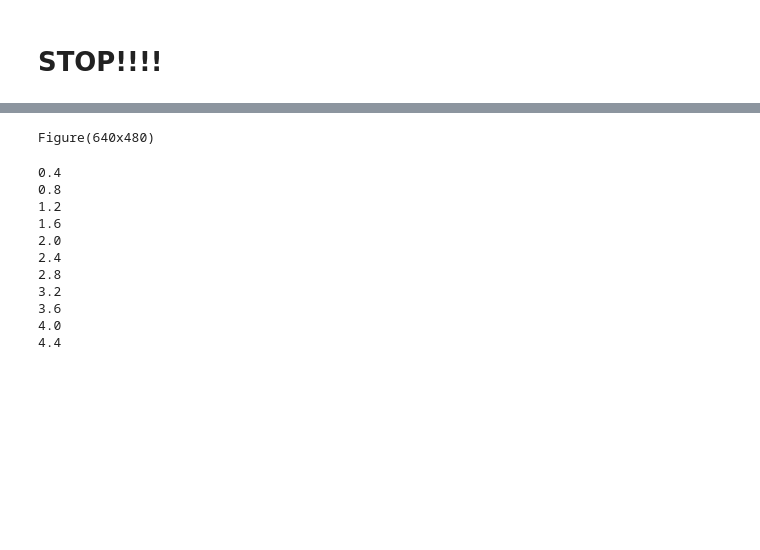
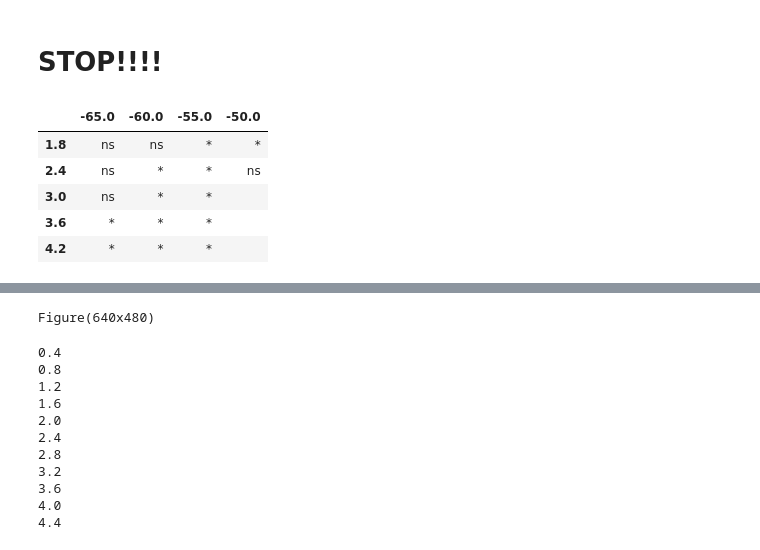
Before and after one commit to mfinemorris/NMProject, a Jupyter notebook: IPYNB/HeatMaps.ipynb, the cells around one changed output, grey strips where cells are left out. Drawn from its saved outputs; the diff is of its cells as text; code cells hidden in the pictures; blank space fills up the shorter version.

```diff
--- a/IPYNB/HeatMaps.ipynb
+++ b/IPYNB/HeatMaps.ipynb
@@ -279,2 +381,20 @@ make heat plot of:
 # %% [markdown]
 # STOP!!!!
+# %%
+#load model comparison file and extract the comprison column. replace NaN with False
+model_Comp = pd.DataFrame.from_csv('model_comparison_{}.csv'.format(key))
+booleans = model_Comp['TB vs Yan p_lessthan_alpha']
+stat_sig_frame = NMUtility.make_frame(booleans).fillna('')
+stat_sig_frame
+
+#replace True with '*' and False with 'ns'
+starred_frame = stat_sig_frame.replace(to_replace=[False, True], value=['ns','*'])
+starred_frame
+#print booleans, type(booleans)
+# %% [output]
+|  | -65.0 | -60.0 | -55.0 | -50.0 |
+| 1.8 | ns | ns | * | * |
+| 2.4 | ns | * | * | ns |
+| 3.0 | ns | * | * |  |
+| 3.6 | * | * | * |  |
+| 4.2 | * | * | * |  |
```
Also changed, not shown: parts of 6 cells of this notebook.
